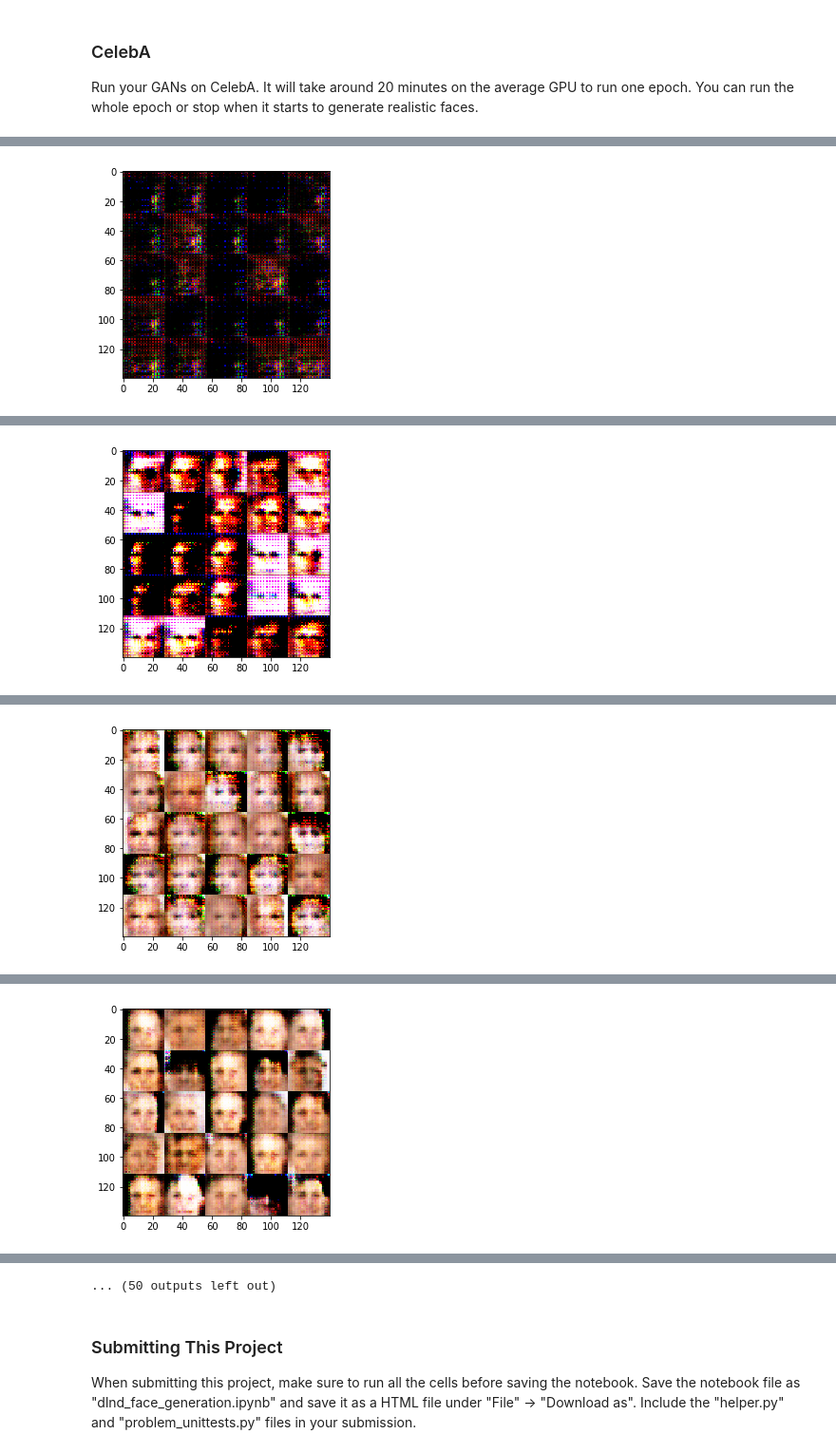
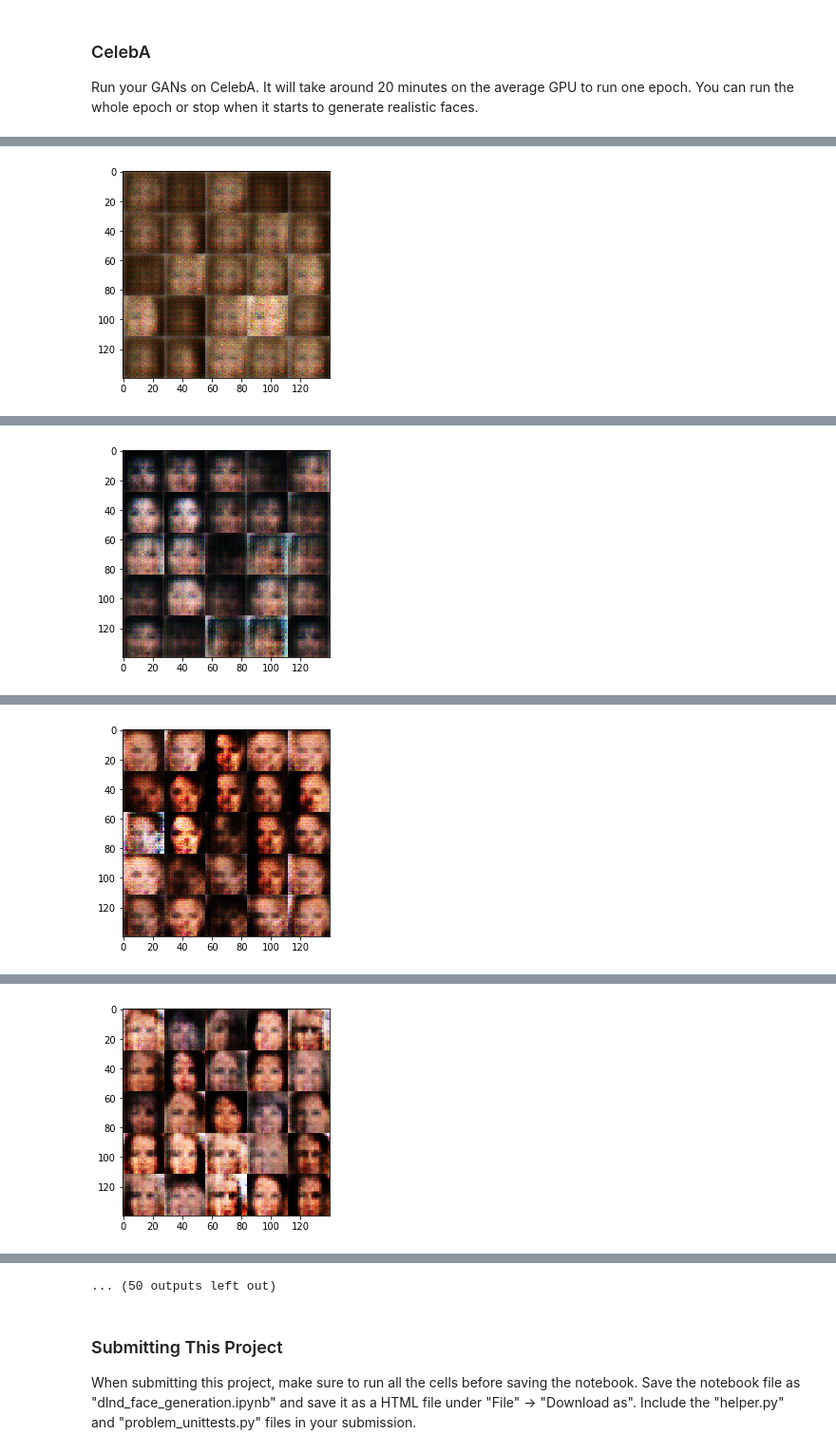
Before and after one commit to tituslungu/DLND_Project5_Face_Generation_GANs, a Jupyter notebook: dlnd_face_generation.ipynb, the cells around one changed output, grey strips where cells are left out. Shown at 95% size. Saved outputs shown, nothing was run; the diff lists cells and outputs as text; code cells hidden in the pictures.

Commit message:
scale images

```diff
--- a/dlnd_face_generation.ipynb
+++ b/dlnd_face_generation.ipynb
@@ -389,6 +385,8 @@ def train(epoch_count, batch_size, z_dim, learning_rate, beta1, get_batches, dat
 
                 z = np.random.uniform(-1, 1, size=(batch_size, z_dim))
 
+                batch_images *= 2
+
                 _ = sess.run(d_opt, feed_dict={real_inputs: batch_images, z_inputs: z, learn_rate: learning_rate})
                 _ = sess.run(g_opt, feed_dict={real_inputs: batch_images, z_inputs: z, learn_rate: learning_rate})
 
@@ -451,10 +442,10 @@ Epoch 1/2... Discriminator Loss: 1.0739... Generator Loss: 1.0385
 ### CelebA
 Run your GANs on CelebA.  It will take around 20 minutes on the average GPU to run one epoch.  You can run the whole epoch or stop when it starts to generate realistic faces.
 # %%
-# batch_size = 64 #32 or 64
-# z_dim = 100
-# learning_rate = 0.0004 #0.0002 - 0.0008
-# beta1 = 0.35 #0.2 - 0.5
+batch_size = 64 #32 or 64
+z_dim = 100
+learning_rate = 0.0007 #0.0002 - 0.0008
+beta1 = 0.35 #0.2 - 0.5
 
 
 """
@@ -473 +462 @@ Epoch 1/1... Discriminator Loss: 11.0687... Generator Loss: 12.2780
-[figure, old version]
+[figure, new version]
@@ -476 +464 @@ Epoch 1/1... Discriminator Loss: 1.6137... Generator Loss: 0.5903
-[figure, old version]
+[figure, new version]
@@ -479 +466 @@ Epoch 1/1... Discriminator Loss: 1.4927... Generator Loss: 0.4919
-[figure, old version]
+[figure, new version]
@@ -482 +468 @@ Epoch 1/1... Discriminator Loss: 1.2149... Generator Loss: 0.9787
-[figure, old version]
+[figure, new version]
```
Also changed, not shown: parts of 5 cells of this notebook, 1 other file.
